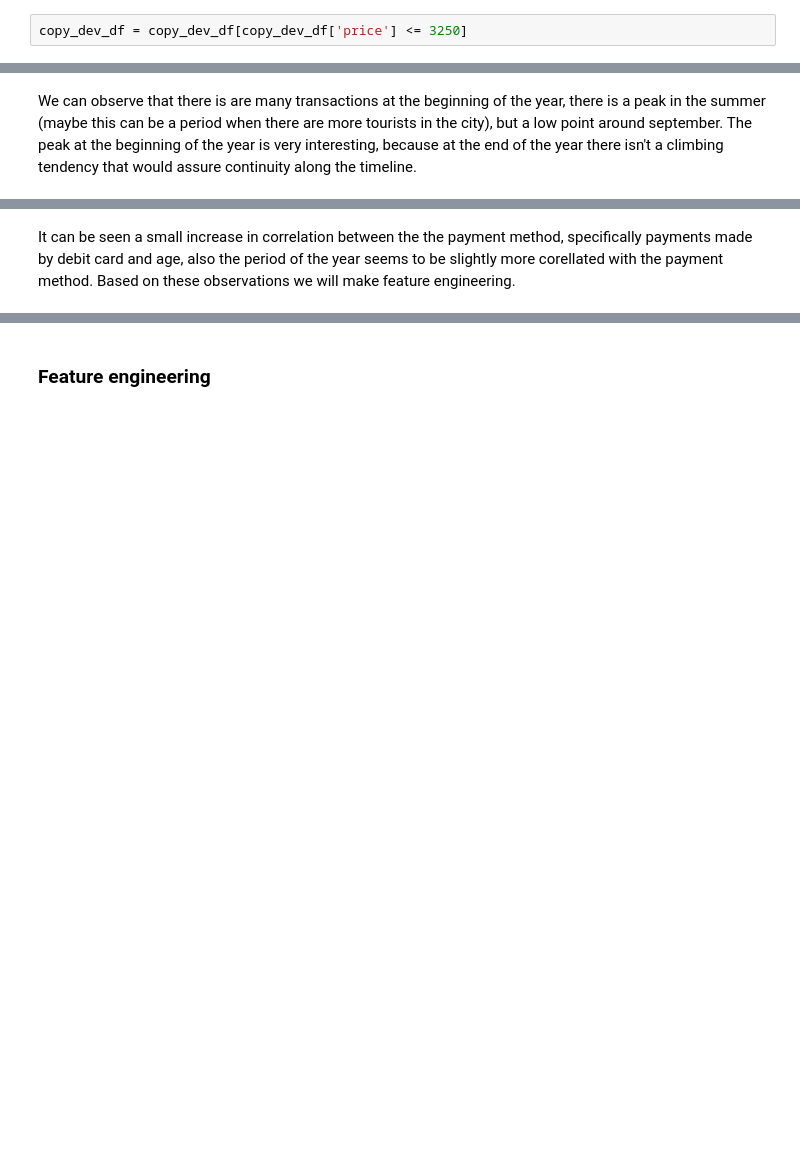
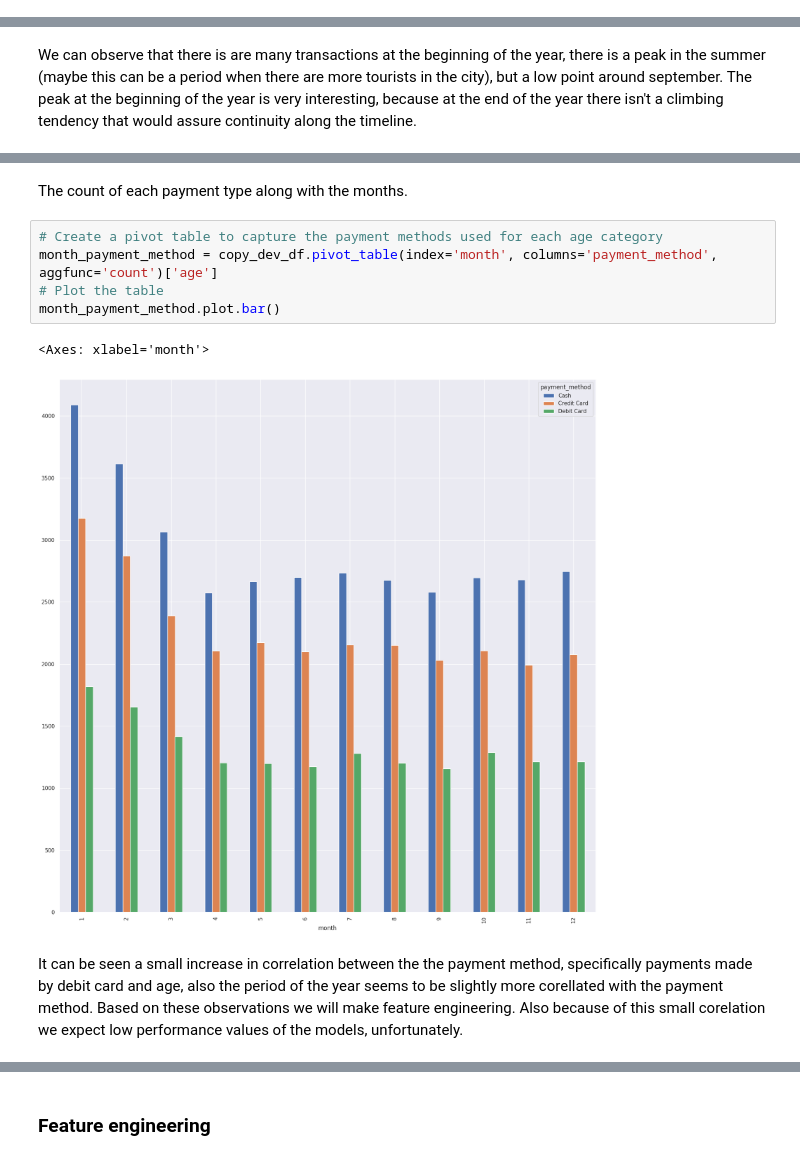
Before and after one commit to Lagosa/IS_project, a Jupyter notebook: project.ipynb, the cells around one changed output, grey strips where cells are left out. Drawn from its saved outputs; the diff is of its cells as text; blank space fills up the shorter version.

```diff
--- a/project.ipynb
+++ b/project.ipynb
@@ -270,2 +244,0 @@ age_payment_method_combined.plot.line()
-# %%
-copy_dev_df = copy_dev_df[copy_dev_df['price'] <= 3250]
@@ -302,5 +263,17 @@ sns.countplot(x = 'month',
+# %% [markdown]
+<p>
+    The count of each payment type along with the months.
+</p>
+# %%
+# Create a pivot table to capture the payment methods used for each age category
+month_payment_method = copy_dev_df.pivot_table(index='month', columns='payment_method', aggfunc='count')['age']
+# Plot the table
+month_payment_method.plot.bar()
+# %% [output]
+<Axes: xlabel='month'>
+[figure, added]
 # %% [markdown]
 <p>
-    It can be seen a small increase in correlation between the the payment method, specifically payments made by debit card and age, also the period of the year seems to be slightly more corellated with the payment method. Based on these observations we will make feature engineering.
+    It can be seen a small increase in correlation between the the payment method, specifically payments made by debit card and age, also the period of the year seems to be slightly more corellated with the payment method. Based on these observations we will make feature engineering. Also because of this small corelation we expect low performance values of the models, unfortunately.
 </p>
 # %%
```
Also changed, not shown: parts of 48 cells of this notebook.
